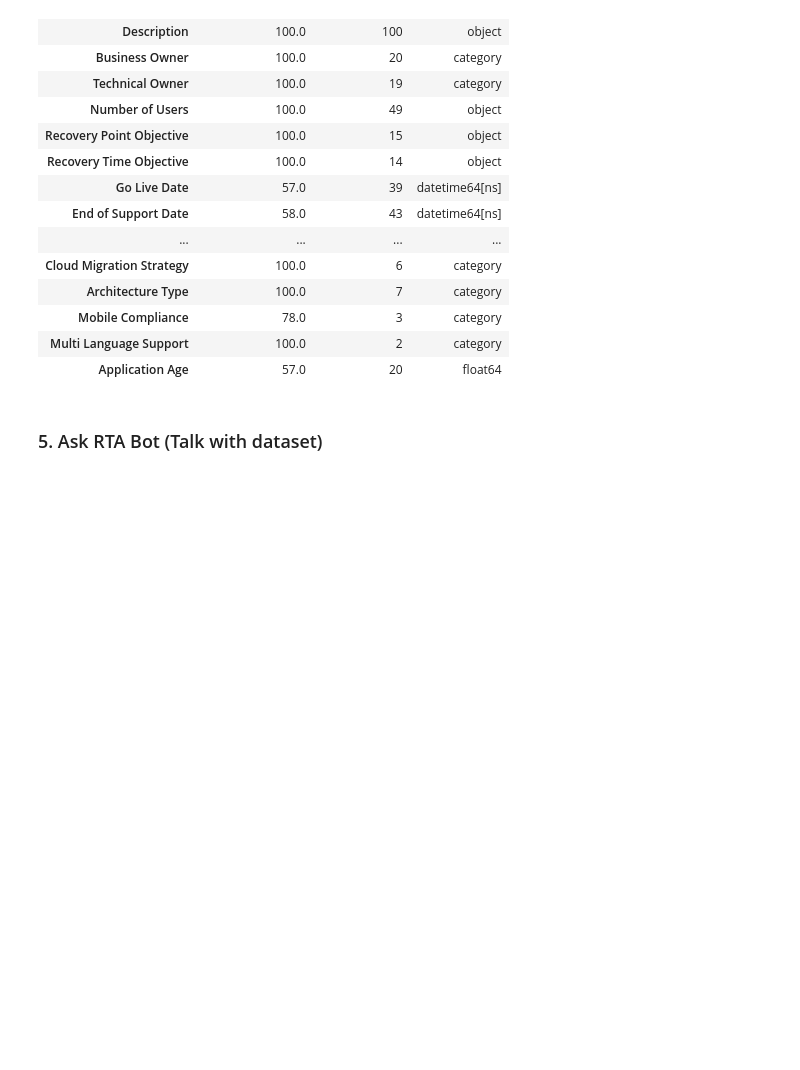
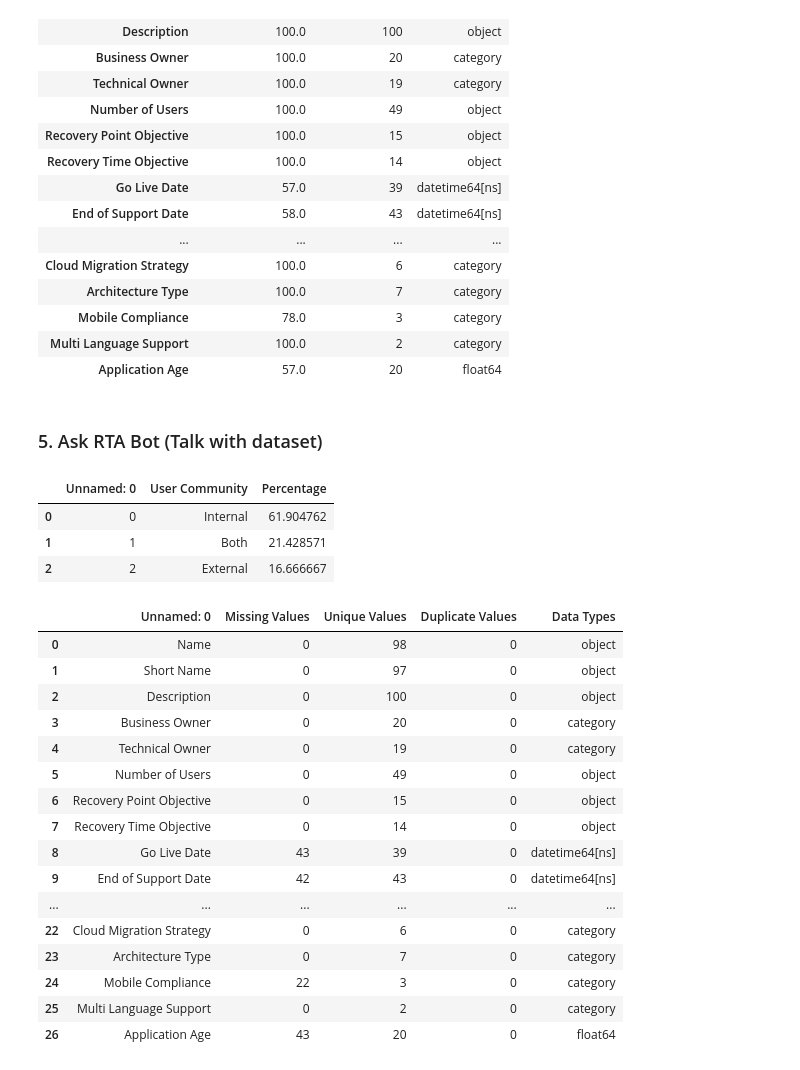
Before and after one commit to syedfaiqueali/Kaggle-Notebooks, a Jupyter notebook: data-cleaning.ipynb, the cells around one changed output. Drawn from its saved outputs; the diff is of its cells as text; code cells hidden in the pictures; blank space fills up the shorter version.

```diff
--- a/data-cleaning.ipynb
+++ b/data-cleaning.ipynb
@@ -553,7 +563,30 @@ completeness
 # %% [markdown]
 ### 5. Ask RTA Bot (Talk with dataset)
 # %%
-# ask_rta_bot('What is User Community percentage')
+ask_rta_bot('What is the User Community percentage w.r.t to its unique values', df_uncleaned)
+# %% [output]
+|  | Unnamed: 0 | User Community | Percentage |
+| 0 | 0 | Internal | 61.904762 |
+| 1 | 1 | Both | 21.428571 |
+| 2 | 2 | External | 16.666667 |
 # %%
-# ask_rta_bot('Check for data quality issues which should include missing values, unique values, duplicate values and their data types')
+ask_rta_bot('Check for data quality issues which should include missing values, unique values, duplicate values and their data types', df_uncleaned)
+# %% [output]
+|  | Unnamed: 0 | Missing Values | Unique Values | Duplicate Values | Data Types |
+| 0 | Name | 0 | 98 | 0 | object |
+| 1 | Short Name | 0 | 97 | 0 | object |
+| 2 | Description | 0 | 100 | 0 | object |
+| 3 | Business Owner | 0 | 20 | 0 | category |
+| 4 | Technical Owner | 0 | 19 | 0 | category |
+| 5 | Number of Users | 0 | 49 | 0 | object |
+| 6 | Recovery Point Objective | 0 | 15 | 0 | object |
+| 7 | Recovery Time Objective | 0 | 14 | 0 | object |
+| 8 | Go Live Date | 43 | 39 | 0 | datetime64[ns] |
+| 9 | End of Support Date | 42 | 43 | 0 | datetime64[ns] |
+| ... | ... | ... | ... | ... | ... |
+| 22 | Cloud Migration Strategy | 0 | 6 | 0 | category |
+| 23 | Architecture Type | 0 | 7 | 0 | category |
+| 24 | Mobile Compliance | 22 | 3 | 0 | category |
+| 25 | Multi Language Support | 0 | 2 | 0 | category |
+| 26 | Application Age | 43 | 20 | 0 | float64 |
 # %%
```
Also changed, not shown: parts of 4 cells of this notebook.
